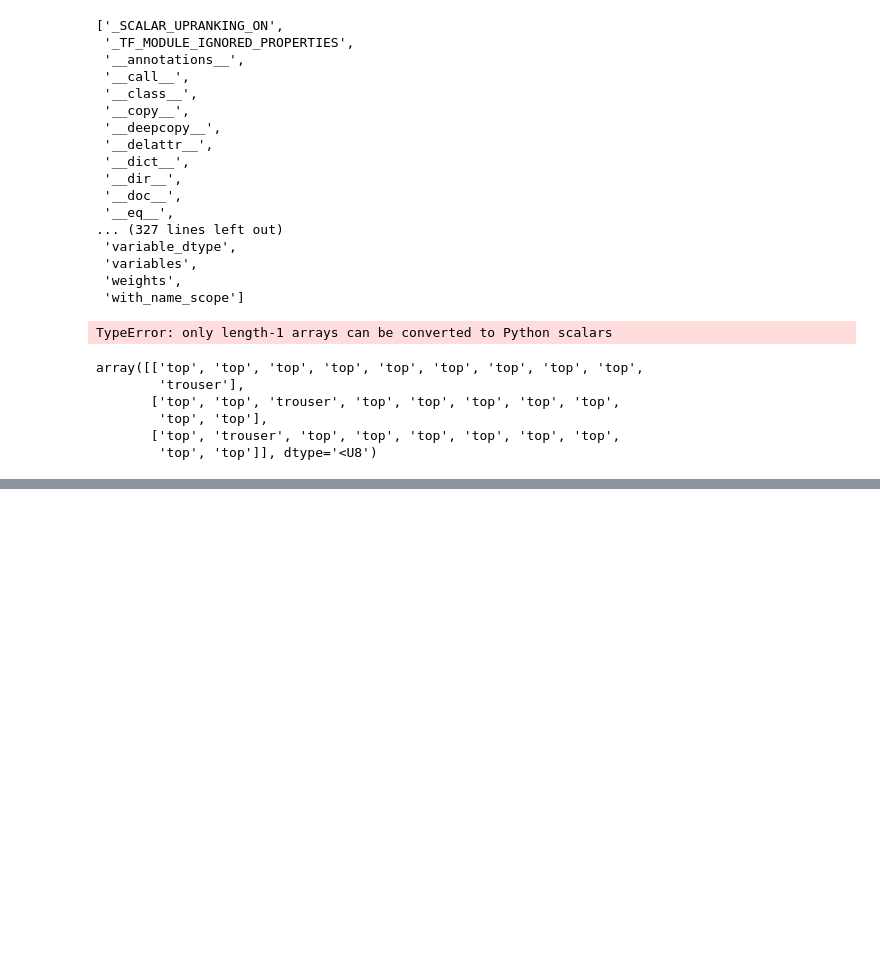
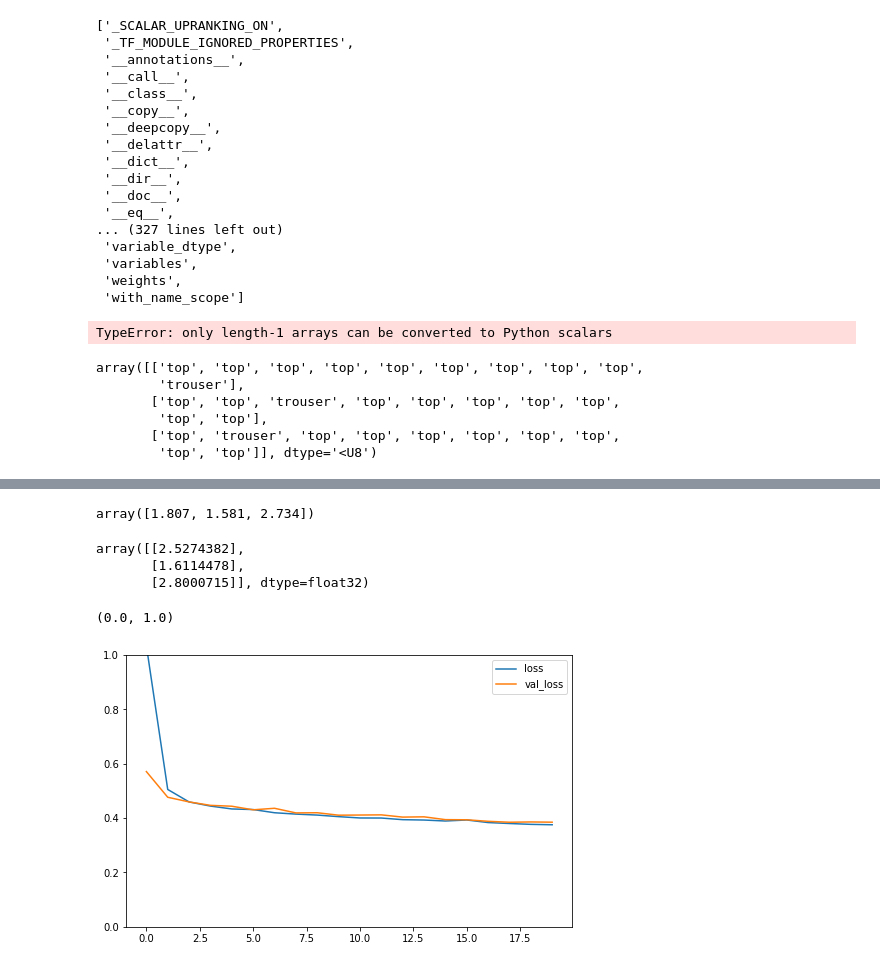
Before and after one commit to TheoreticalQuantumMechanics/deep_learning, a Jupyter notebook: deep_fauzi.ipynb, the cells around one changed output, grey strips where cells are left out. Cells and saved outputs as stored; diff of their text form; code cells hidden in the pictures; blank space fills up the shorter version.

```diff
--- a/deep_fauzi.ipynb
+++ b/deep_fauzi.ipynb
@@ -297,0 +330,2 @@ array([['top', 'top', 'top', 'top', 'top', 'top', 'top', 'top', 'top',
+# %%
+scaler = StandardScaler()
@@ -297,0 +336,4 @@ array([['top', 'top', 'top', 'top', 'top', 'top', 'top', 'top', 'top',
+# %%
+xtrain = scaler.fit_transform(xtrain)
+xvalid = scaler.transform(xvalid)
+xtest = scaler.transform(xtest)
@@ -297,0 +382,8 @@ array([['top', 'top', 'top', 'top', 'top', 'top', 'top', 'top', 'top',
+# %%
+model = keras.models.Sequential([
+    keras.layers.Dense(30, activation='relu', input_shape= xtrain.shape[1:]),
+    keras.layers.Dense(1)
+])
+# %%
+model.compile(loss='mean_squared_error', optimizer='sgd')
+history = model.fit(xtrain, ytrain, epochs=20, validation_data=(xvalid, yvalid))
@@ -297,0 +431,4 @@ array([['top', 'top', 'top', 'top', 'top', 'top', 'top', 'top', 'top',
+# %%
+ytest[:3]
+# %% [output]
+array([1.807, 1.581, 2.734])
@@ -297,0 +439,14 @@ array([['top', 'top', 'top', 'top', 'top', 'top', 'top', 'top', 'top',
+# %%
+ypred
+# %% [output]
+array([[2.5274382],
+       [1.6114478],
+       [2.8000715]], dtype=float32)
+# %%
+import pandas as pd
+import matplotlib.pyplot as plt
+pd.DataFrame(history.history).plot(figsize=(8,5))
+plt.gca().set_ylim(0,1)
+# %% [output]
+(0.0, 1.0)
+[figure, added]
```
Also changed, not shown: parts of 18 cells of this notebook.
